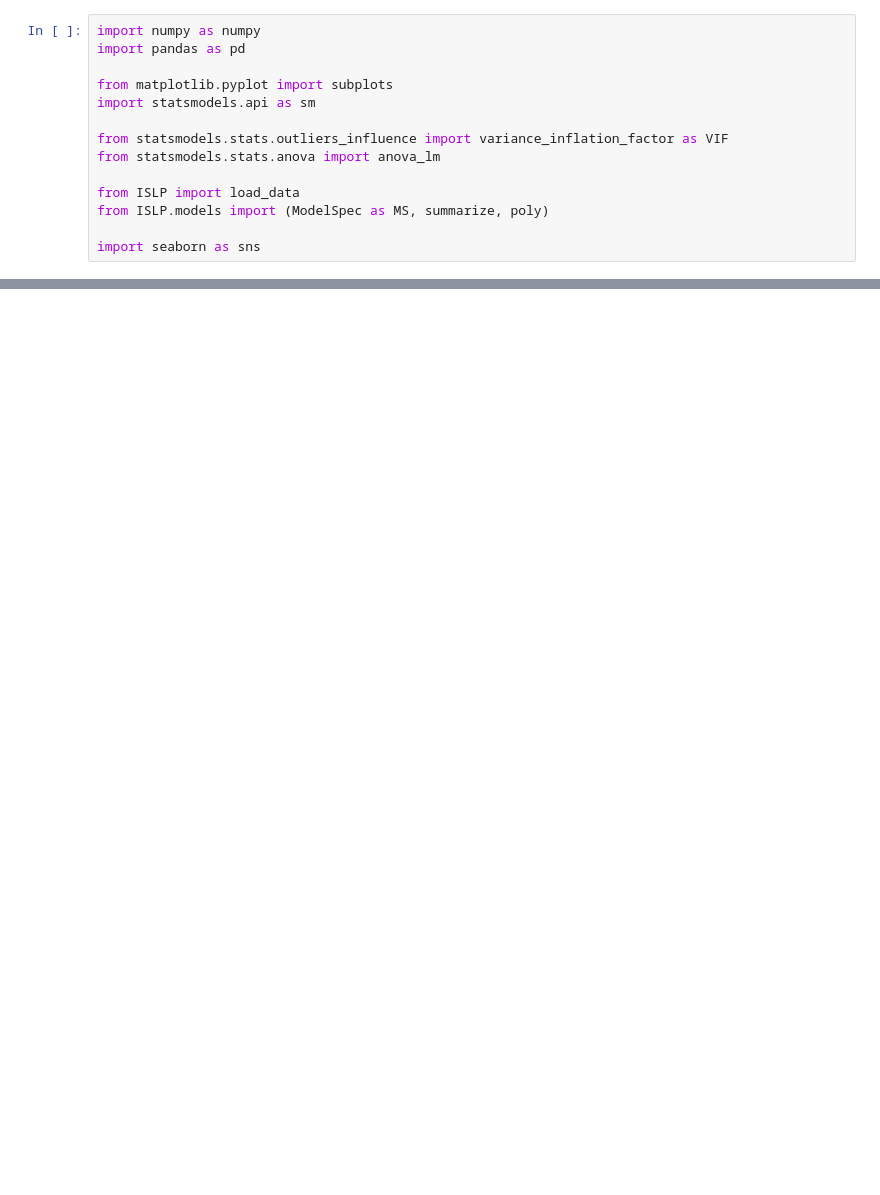
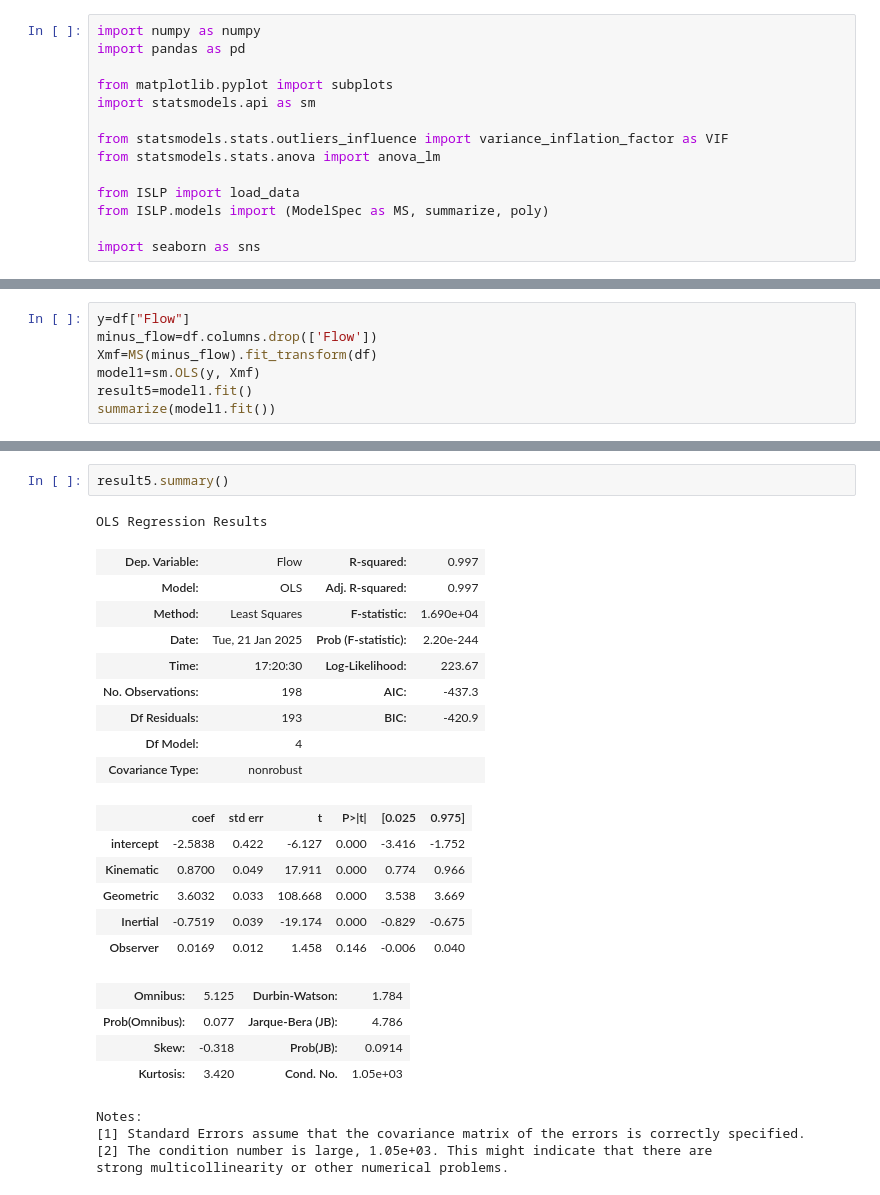
Before and after one commit to bearwinterfirth/linreg, a Jupyter notebook: fusk.ipynb, the cells around one changed output, grey strips where cells are left out. Saved outputs shown, nothing was run; the diff lists cells and outputs as text; blank space fills up the shorter version.

```diff
--- a/fusk.ipynb
+++ b/fusk.ipynb
@@ -19,0 +30,7 @@ FileNotFoundError: [Errno 2] No such file or directory: 'c:\\code\\linreg\\.venv
+# %%
+y=df["Flow"]
+minus_flow=df.columns.drop(['Flow'])
+Xmf=MS(minus_flow).fit_transform(df)
+model1=sm.OLS(y, Xmf)
+result5=model1.fit()
+summarize(model1.fit())
@@ -19,0 +44,27 @@ FileNotFoundError: [Errno 2] No such file or directory: 'c:\\code\\linreg\\.venv
+# %%
+result5.summary()
+# %% [output]
+OLS Regression Results
+| Dep. Variable: | Flow | R-squared: | 0.997 |
+| Model: | OLS | Adj. R-squared: | 0.997 |
+| Method: | Least Squares | F-statistic: | 1.690e+04 |
+| Date: | Tue, 21 Jan 2025 | Prob (F-statistic): | 2.20e-244 |
+| Time: | 17:20:30 | Log-Likelihood: | 223.67 |
+| No. Observations: | 198 | AIC: | -437.3 |
+| Df Residuals: | 193 | BIC: | -420.9 |
+| Df Model: | 4 |  |  |
+| Covariance Type: | nonrobust |  |  |
+|  | coef | std err | t | P>|t| | [0.025 | 0.975] |
+| intercept | -2.5838 | 0.422 | -6.127 | 0.000 | -3.416 | -1.752 |
+| Kinematic | 0.8700 | 0.049 | 17.911 | 0.000 | 0.774 | 0.966 |
+| Geometric | 3.6032 | 0.033 | 108.668 | 0.000 | 3.538 | 3.669 |
+| Inertial | -0.7519 | 0.039 | -19.174 | 0.000 | -0.829 | -0.675 |
+| Observer | 0.0169 | 0.012 | 1.458 | 0.146 | -0.006 | 0.040 |
+| Omnibus: | 5.125 | Durbin-Watson: | 1.784 |
+| Prob(Omnibus): | 0.077 | Jarque-Bera (JB): | 4.786 |
+| Skew: | -0.318 | Prob(JB): | 0.0914 |
+| Kurtosis: | 3.420 | Cond. No. | 1.05e+03 |
+Notes:
+[1] Standard Errors assume that the covariance matrix of the errors is correctly specified.
+[2] The condition number is large, 1.05e+03. This might indicate that there are
+strong multicollinearity or other numerical problems.
```
Also changed, not shown: parts of 3 cells of this notebook, 1 other file.
